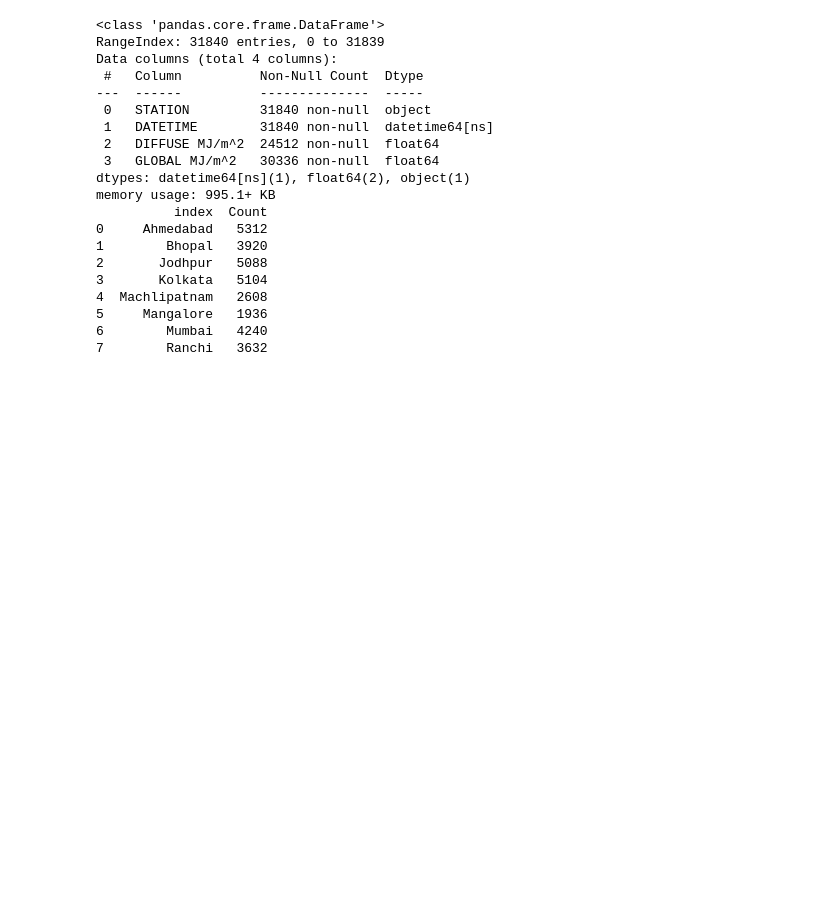
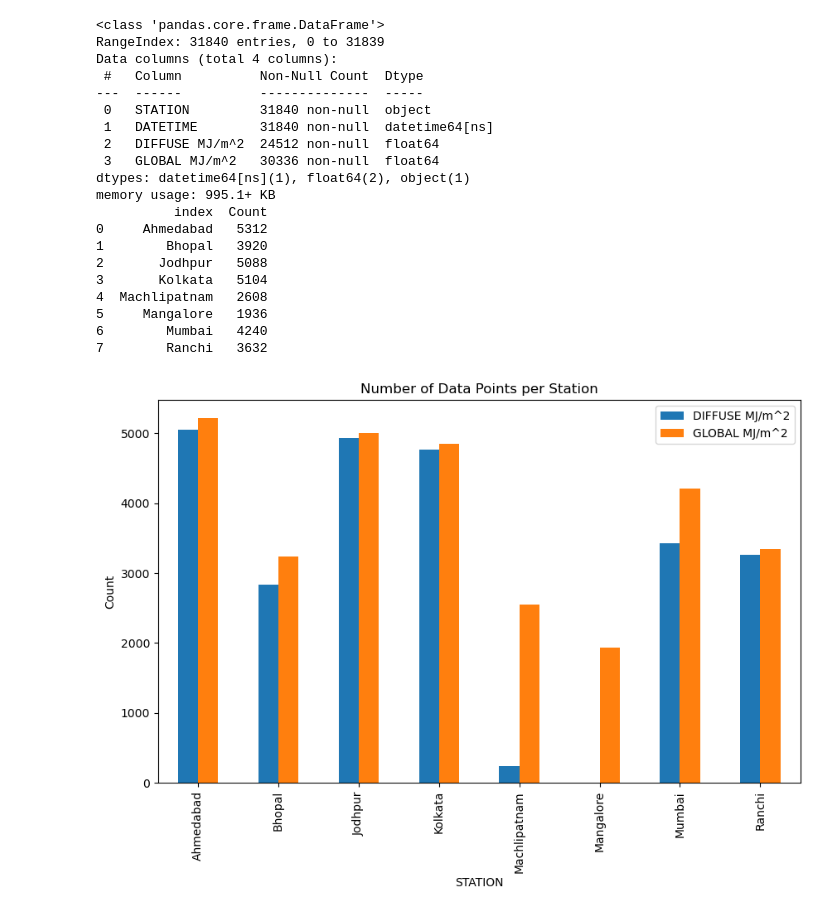
Before and after one commit to katyayani03/Solar-Radiation-Predictor, a Jupyter notebook: data_preprocess.ipynb, the cells around one changed output. Cells and saved outputs as stored; diff of their text form; code cells hidden in the pictures; blank space fills up the shorter version.

Commit message:
cleaned and reformatted data

```diff
--- a/data_preprocess.ipynb
+++ b/data_preprocess.ipynb
@@ -361,0 +364,7 @@ memory usage: 995.1+ KB
+# %%
+station_count = df.groupby('STATION')[['DIFFUSE MJ/m^2', 'GLOBAL MJ/m^2']].count().plot(kind='bar', figsize=(10, 6))
+plt.title('Number of Data Points per Station')
+plt.ylabel('Count')
+plt.show()
+# %% [output]
+[figure, added]
```
Also changed, not shown: parts of 7 cells of this notebook.
